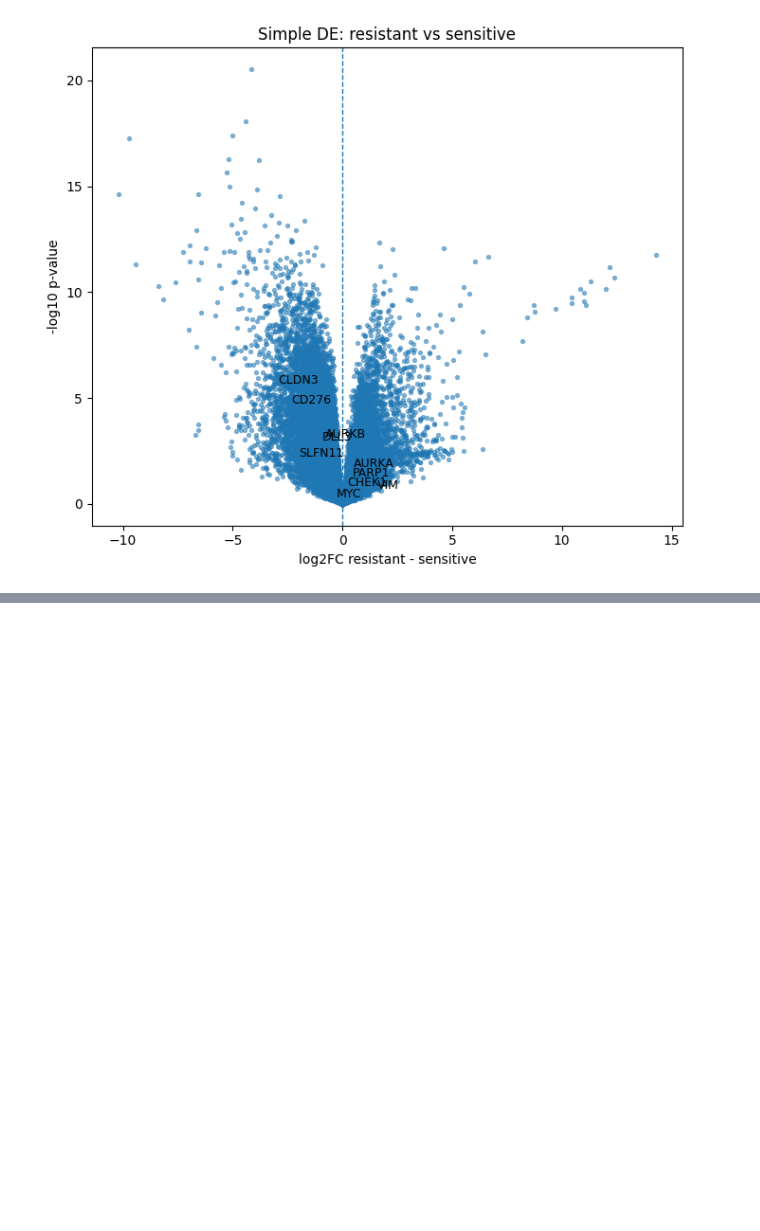
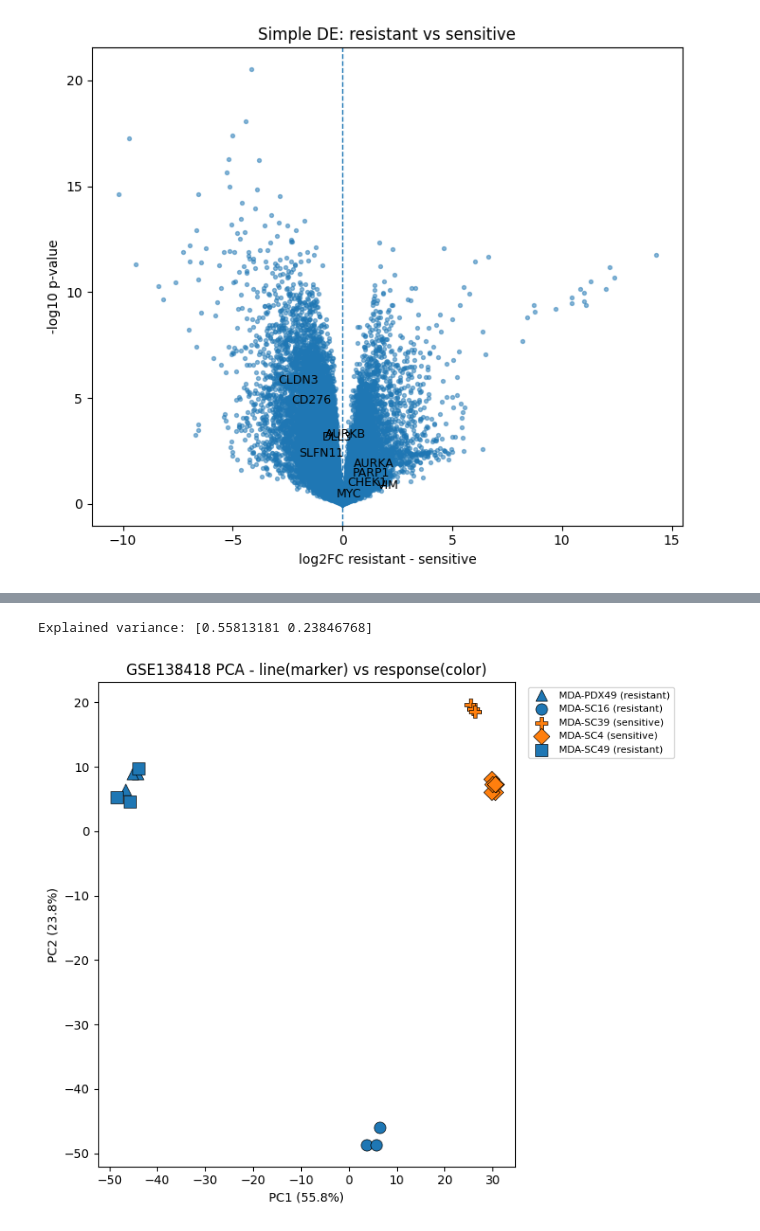
Before and after one commit to JIUCHOI/zuzuggongzu, a Jupyter notebook: Stewart_SCLC_public_RNA_seq_reanalysis.ipynb, the cells around one changed output, grey strips where cells are left out. Cells and saved outputs as stored; diff of their text form; code cells hidden in the pictures; blank space fills up the shorter version.

```diff
--- a/Stewart_SCLC_public_RNA_seq_reanalysis.ipynb
+++ b/Stewart_SCLC_public_RNA_seq_reanalysis.ipynb
@@ -914,0 +912,19 @@ plt.show()
+# %%
+# =========================
+# Step A7-fix. 라인(line) 정보 추가
+# =========================
+meta["line"] = meta["source_name"].astype(str)
+
+line_summary = (
+    meta.groupby(["line", "response_clean"])
+    .size()
+    .reset_index(name="n_replicates")
+)
+print("=== 라인별 replicate 구조 ===")
+display(line_summary)
+
+n_lines_per_group = meta.drop_duplicates("line").groupby("response_clean")["line"].count()
+print("\n=== 그룹별 독립 라인 수 (샘플 수 아님!) ===")
+print(n_lines_per_group)
+
+save_table(line_summary, "GSE138418_line_replicate_structure.csv")
@@ -914,0 +945,42 @@ plt.show()
+# %%
+# =========================
+# Step A8-fix. PCA - line 정보 함께 표시
+# =========================
+from sklearn.preprocessing import StandardScaler
+from sklearn.decomposition import PCA
+
+top_n = min(2000, log_cpm.shape[0])
+top_var_genes = log_cpm.var(axis=1).sort_values(ascending=False).head(top_n).index
+X = log_cpm.loc[top_var_genes].T
+X_scaled = StandardScaler().fit_transform(X)
+
+pca = PCA(n_components=2, random_state=42)
+pca_coords = pca.fit_transform(X_scaled)
+pca_df = pd.DataFrame(pca_coords, index=X.index, columns=["PC1", "PC2"]).join(meta)
+
+print("Explained variance:", pca.explained_variance_ratio_)
+
+markers = {"MDA-SC16": "o", "MDA-SC49": "s", "MDA-PDX49": "^",
+           "MDA-SC4": "D", "MDA-SC39": "P"}
+colors = {"resistant": "tab:blue", "sensitive": "tab:orange"}
+
+plt.figure(figsize=(7.5, 6.5))
+for line, df_line in pca_df.groupby("line"):
+    resp = df_line["response_clean"].iloc[0]
+    plt.scatter(
+        df_line["PC1"], df_line["PC2"],
+        marker=markers.get(line, "x"),
+        color=colors.get(resp, "gray"),
+        s=90, edgecolor="black", linewidth=0.5,
+        label=f"{line} ({resp})"
+    )
+plt.xlabel(f"PC1 ({pca.explained_variance_ratio_[0]*100:.1f}%)")
+plt.ylabel(f"PC2 ({pca.explained_variance_ratio_[1]*100:.1f}%)")
+plt.title("GSE138418 PCA - line(marker) vs response(color)")
+plt.legend(bbox_to_anchor=(1.02, 1), loc="upper left", fontsize=8)
+plt.tight_layout()
+plt.savefig(FIG_DIR / "GSE138418_PCA_by_line.png", dpi=200, bbox_inches="tight")
+plt.show()
+# %% [output]
+Explained variance: [0.55813181 0.23846768]
+[figure, added]
```
Also changed, not shown: parts of 7 cells of this notebook.
